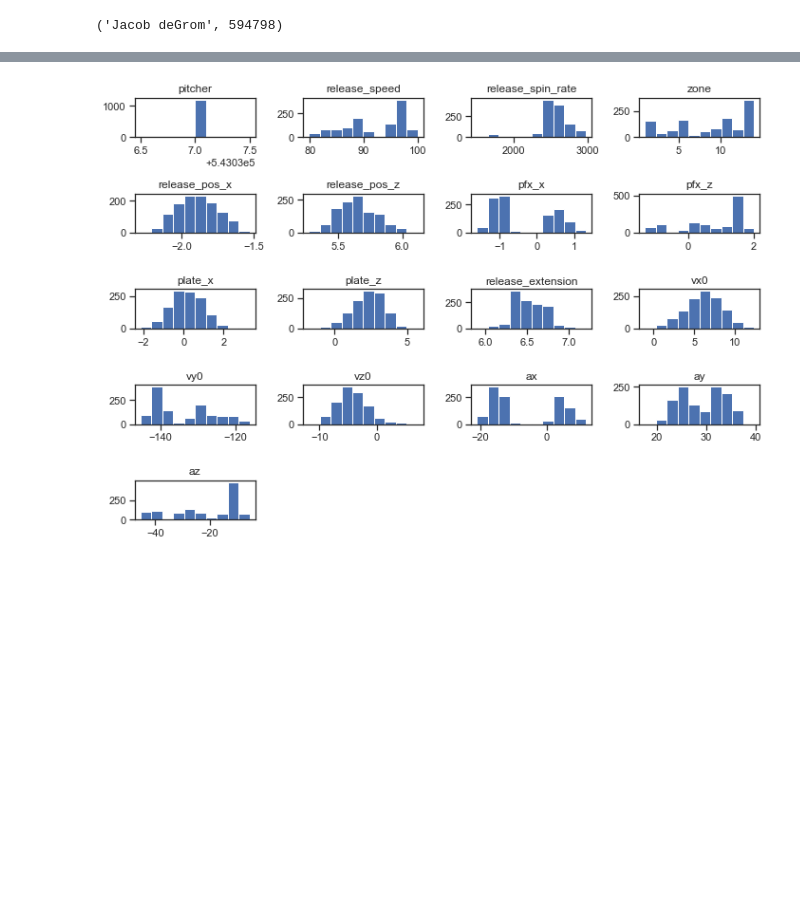
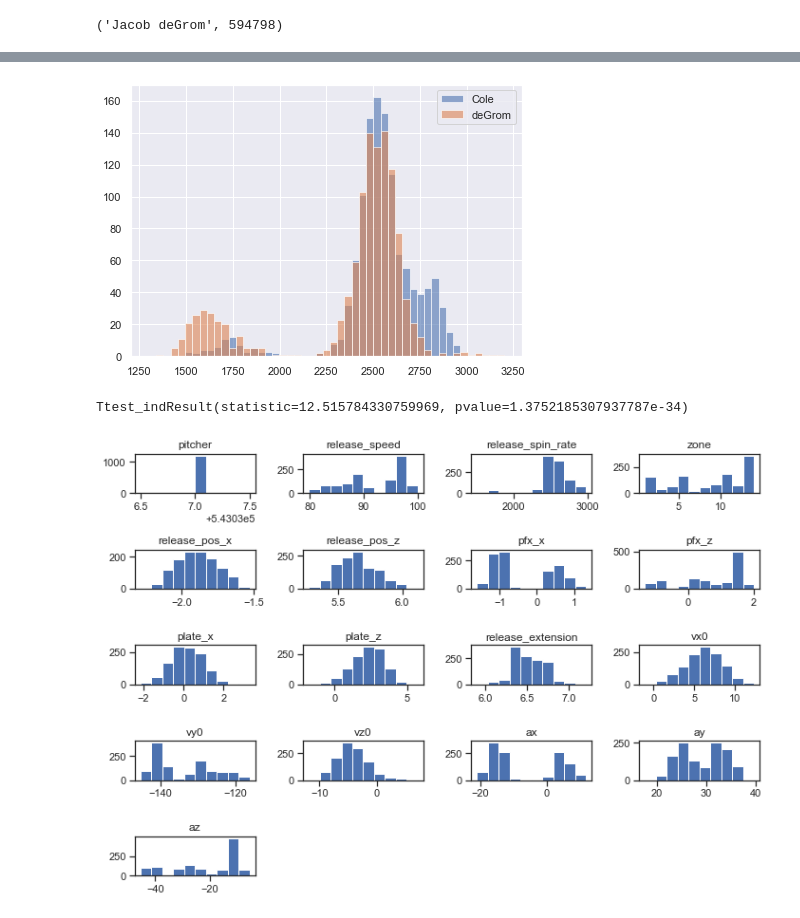
Before and after one commit to konstanzer/Ace_versus_Ace, a Jupyter notebook: src/viz 21.ipynb, the cells around one changed output, grey strips where cells are left out. Saved outputs shown, nothing was run; the diff lists cells and outputs as text; code cells hidden in the pictures; blank space fills up the shorter version.

```diff
--- a/src/viz.ipynb
+++ b/src/viz 21.ipynb
@@ -66,3 +72,16 @@ pd.concat([de_counts, co_counts], axis=1)
+# %%
+fig, ax = plt.subplots(figsize=(7,5))
+x=np.linspace(1300, 3200, 50)
+ax.hist(cole.release_spin_rate, alpha=.6, bins=x, label='Cole')
+ax.hist(degrom.release_spin_rate, alpha=.6, bins=x, label='deGrom')
+ax.legend();
+# %% [output]
+[figure, added]
+# %%
+import scipy.stats as scs
+scs.ttest_ind(cole.release_spin_rate, degrom.release_spin_rate, equal_var=False)
+# %% [output]
+Ttest_indResult(statistic=12.515784330759969, pvalue=1.3752185307937787e-34)
 # %%
 cole.hist(figsize=(10, 7), grid=False)
 plt.tight_layout()
```
Also changed, not shown: parts of 7 cells of this notebook, 10 other files.
